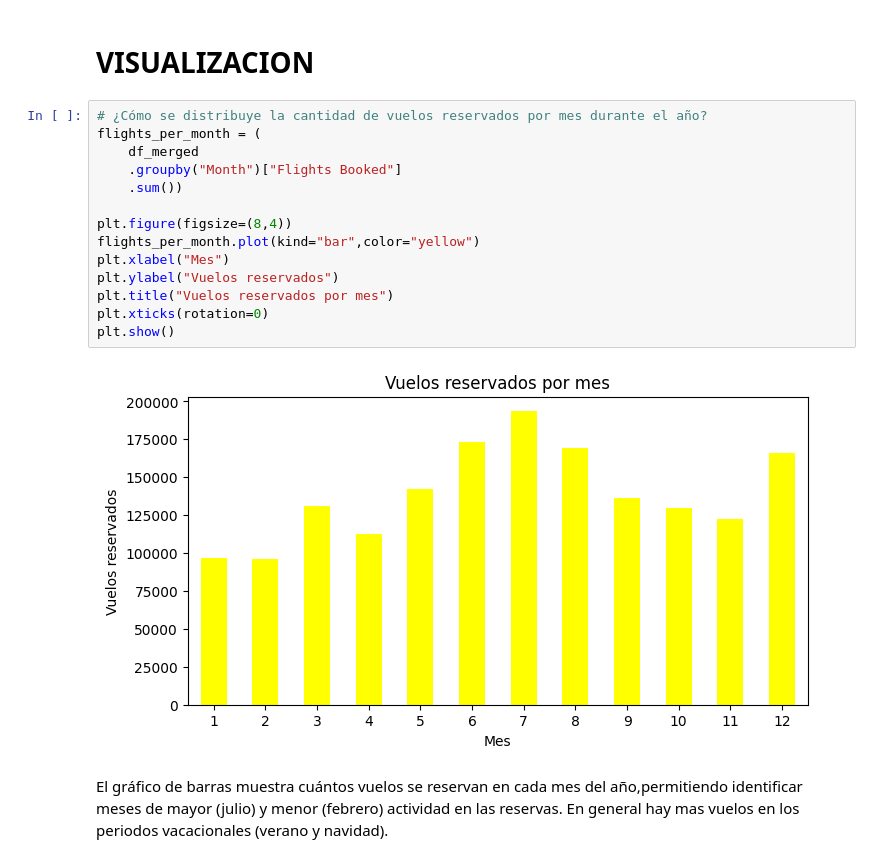
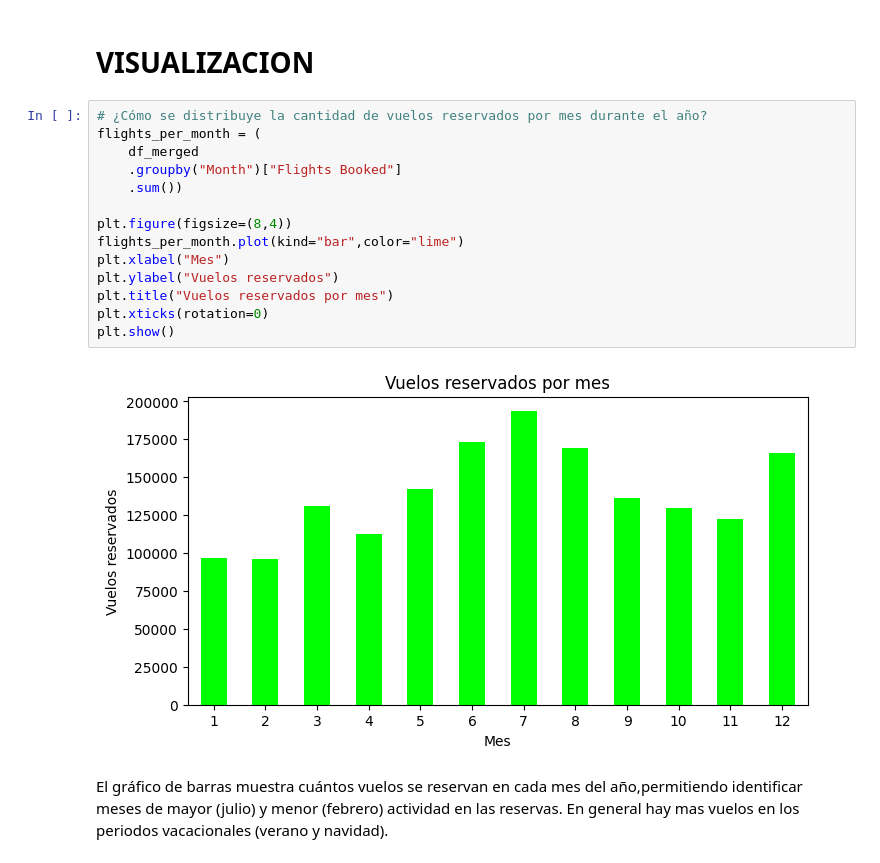
Before and after one commit to Adalab/bda-modulo-3-evaluacion-final-Ruthpsegovia, a Jupyter notebook: Evaluacion-Modulo-3-Ruth-Perez-Segovia.ipynb, the cells around one changed output. Cells and saved outputs as stored; diff of their text form.

```diff
--- a/Evaluacion-Modulo-3-Ruth-Perez-Segovia.ipynb
+++ b/Evaluacion-Modulo-3-Ruth-Perez-Segovia.ipynb
@@ -503,18 +504,18 @@ Un 12.3% ha cancelado el programa, lo que da una idea de la tasa de churn acumul
 # %%
 # ¿Cómo se distribuye la cantidad de vuelos reservados por mes durante el año?
 flights_per_month = (
     df_merged
     .groupby("Month")["Flights Booked"]
     .sum())
 
 plt.figure(figsize=(8,4))
-flights_per_month.plot(kind="bar",color="yellow")
+flights_per_month.plot(kind="bar",color="lime")
 plt.xlabel("Mes")
 plt.ylabel("Vuelos reservados")
 plt.title("Vuelos reservados por mes")
 plt.xticks(rotation=0)
 plt.show()
 # %% [output]
-[figure, old version]
+[figure, new version]
 # %% [markdown]
 El gráfico de barras muestra cuántos vuelos se reservan en cada mes del año,permitiendo identificar meses de mayor (julio) y menor (febrero) actividad en las reservas. En general hay mas vuelos en los periodos vacacionales (verano y navidad).
```
Also changed, not shown: parts of 17 cells of this notebook.
